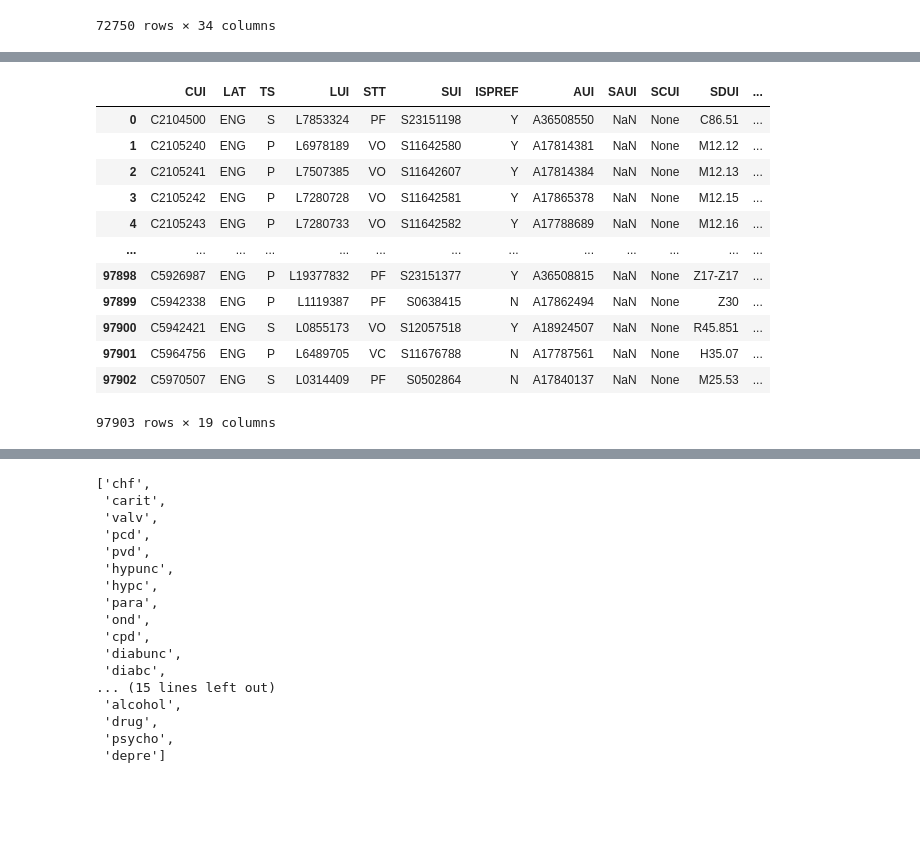
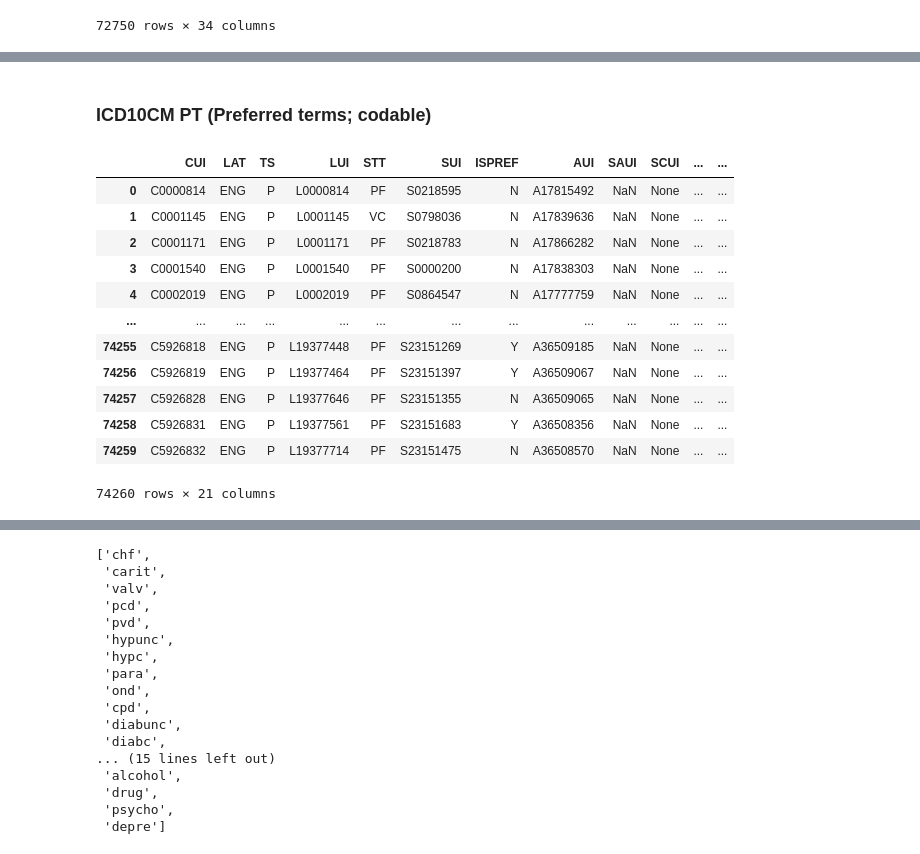
Before and after one commit to jhajagos/SupportingConceptSetGeneration, a Jupyter notebook: Build_ICD10CM_tables.ipynb, the cells around one changed output, grey strips where cells are left out. Drawn from its saved outputs; the diff is of its cells as text; code cells hidden in the pictures; blank space fills up the shorter version.

```diff
--- a/Build_ICD10CM_tables.ipynb
+++ b/Build_ICD10CM_tables.ipynb
@@ -165,19 +173,31 @@ umls_icd10_pt_df = spark.sql("select * from MRCONSO where SAB='ICD10CM' and TTY
-# %%
-umls_icd10_pt_df
-# %% [output]
-|  | CUI | LAT | TS | LUI | STT | SUI | ISPREF | AUI | SAUI | SCUI | SDUI | ... |
-| 0 | C2104500 | ENG | S | L7853324 | PF | S23151198 | Y | A36508550 | NaN | None | C86.51 | ... |
-| 1 | C2105240 | ENG | P | L6978189 | VO | S11642580 | Y | A17814381 | NaN | None | M12.12 | ... |
-| 2 | C2105241 | ENG | P | L7507385 | VO | S11642607 | Y | A17814384 | NaN | None | M12.13 | ... |
-| 3 | C2105242 | ENG | P | L7280728 | VO | S11642581 | Y | A17865378 | NaN | None | M12.15 | ... |
-| 4 | C2105243 | ENG | P | L7280733 | VO | S11642582 | Y | A17788689 | NaN | None | M12.16 | ... |
-| ... | ... | ... | ... | ... | ... | ... | ... | ... | ... | ... | ... | ... |
-| 97898 | C5926987 | ENG | P | L19377832 | PF | S23151377 | Y | A36508815 | NaN | None | Z17-Z17 | ... |
-| 97899 | C5942338 | ENG | P | L1119387 | PF | S0638415 | N | A17862494 | NaN | None | Z30 | ... |
-| 97900 | C5942421 | ENG | S | L0855173 | VO | S12057518 | Y | A18924507 | NaN | None | R45.851 | ... |
-| 97901 | C5964756 | ENG | P | L6489705 | VC | S11676788 | N | A17787561 | NaN | None | H35.07 | ... |
-| 97902 | C5970507 | ENG | S | L0314409 | PF | S0502864 | N | A17840137 | NaN | None | M25.53 | ... |
-97903 rows × 19 columns
+# %% [markdown]
+### ICD10CM PT (Preferred terms; codable)
+# %%
+umls_icd10_pt_sdf = spark.sql("""
+with stys (
+  select CUI, collect_list(STY) as STYs from MRSTY s group by CUI
+)
+select c.*, stys.STYs
+  from MRCONSO c
+    join stys on stys.CUI = c.CUI
+where SAB='ICD10CM' and TTY in ('PT')""")
+umls_icd10_pt_df = umls_icd10_pt_sdf.toPandas()
+umls_icd10_pt_df["PREFIX_CODE"] = umls_icd10_pt_df["CODE"].str.slice(stop=3)
+umls_icd10_pt_df
+# %% [output]
+|  | CUI | LAT | TS | LUI | STT | SUI | ISPREF | AUI | SAUI | SCUI | ... | ... |
+| 0 | C0000814 | ENG | P | L0000814 | PF | S0218595 | N | A17815492 | NaN | None | ... | ... |
+| 1 | C0001145 | ENG | P | L0001145 | VC | S0798036 | N | A17839636 | NaN | None | ... | ... |
+| 2 | C0001171 | ENG | P | L0001171 | PF | S0218783 | N | A17866282 | NaN | None | ... | ... |
+| 3 | C0001540 | ENG | P | L0001540 | PF | S0000200 | N | A17838303 | NaN | None | ... | ... |
+| 4 | C0002019 | ENG | P | L0002019 | PF | S0864547 | N | A17777759 | NaN | None | ... | ... |
+| ... | ... | ... | ... | ... | ... | ... | ... | ... | ... | ... | ... | ... |
+| 74255 | C5926818 | ENG | P | L19377448 | PF | S23151269 | Y | A36509185 | NaN | None | ... | ... |
+| 74256 | C5926819 | ENG | P | L19377464 | PF | S23151397 | Y | A36509067 | NaN | None | ... | ... |
+| 74257 | C5926828 | ENG | P | L19377646 | PF | S23151355 | N | A36509065 | NaN | None | ... | ... |
+| 74258 | C5926831 | ENG | P | L19377561 | PF | S23151683 | Y | A36508356 | NaN | None | ... | ... |
+| 74259 | C5926832 | ENG | P | L19377714 | PF | S23151475 | N | A36508570 | NaN | None | ... | ... |
+74260 rows × 21 columns
 # %%
 umls_icd10_pt_df["CODE"].drop_duplicates()
 # %% [output]
```
Also changed, not shown: parts of 59 cells of this notebook.
